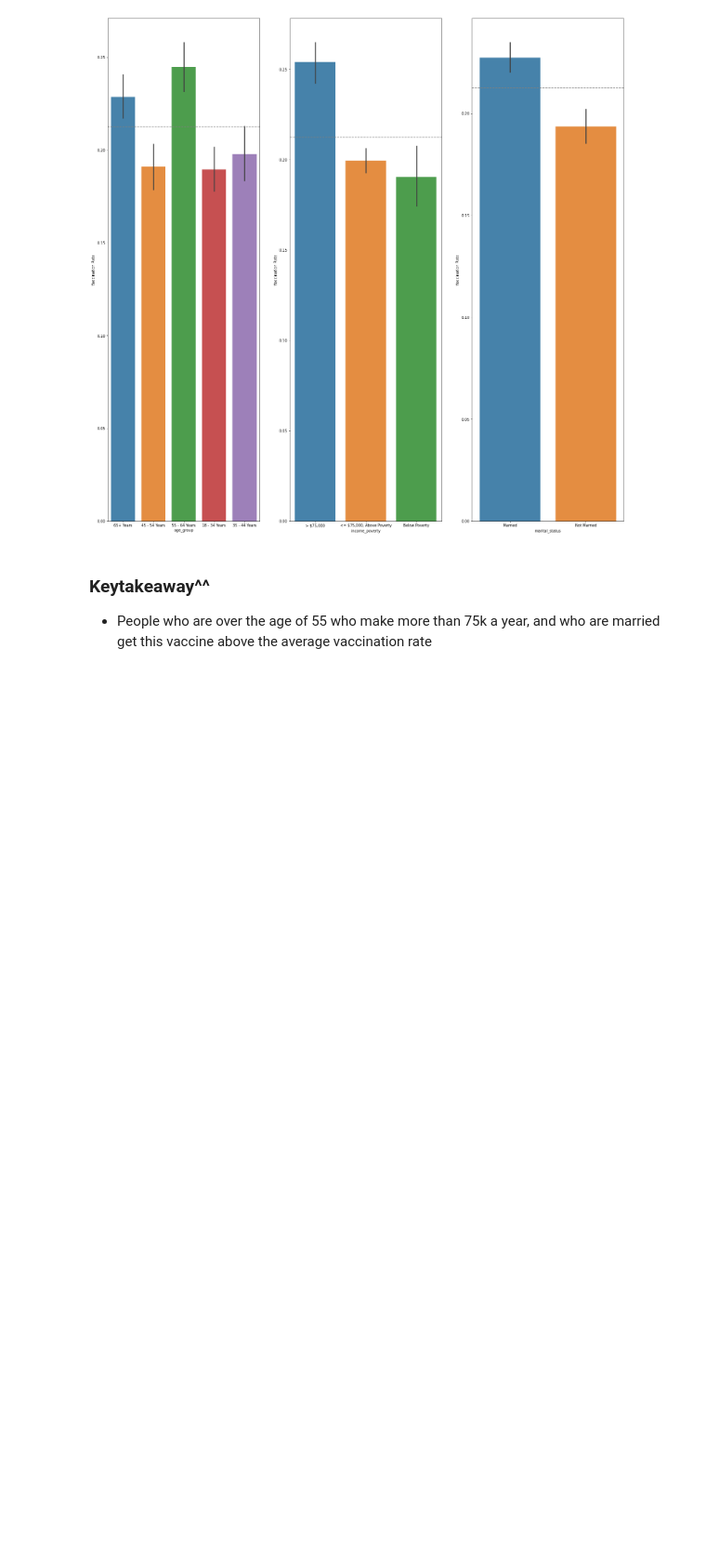
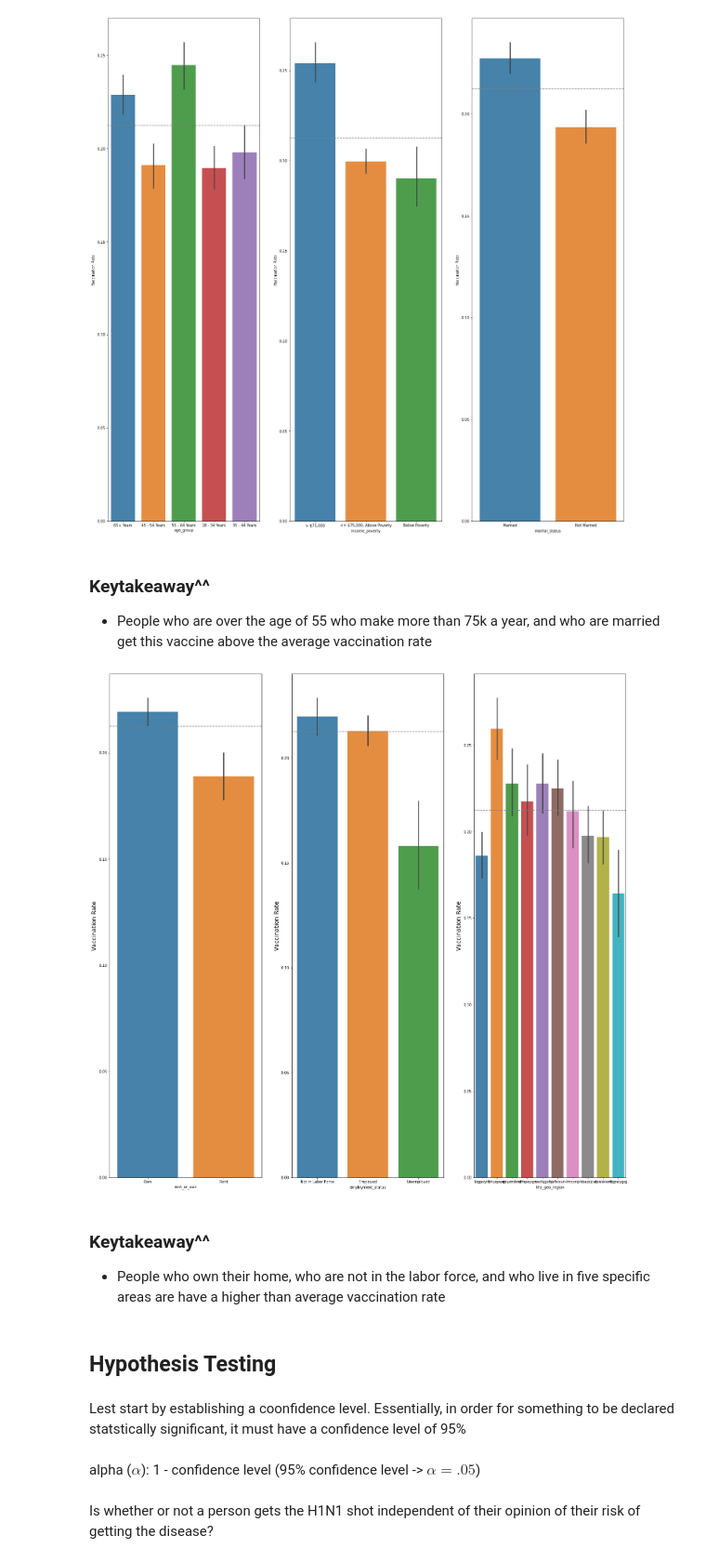
Before and after one commit to JadaShipp/predicting_flu, a Jupyter notebook: predicting_flu_vaccines_final.ipynb, the cells around one changed output. Shown at 93% size. Drawn from its saved outputs; the diff is of its cells as text; code cells hidden in the pictures; blank space fills up the shorter version.

Commit message:
added more to the explore section

```diff
--- a/predicting_flu_vaccines_final.ipynb
+++ b/predicting_flu_vaccines_final.ipynb
@@ -135,3 +137,18 @@ explore.age_income_marital_status(h1n1_train)
 # %% [markdown]
 ### Keytakeaway^^
 - People who are over the age of 55 who make more than 75k a year, and who are married get this vaccine above the average vaccination rate
+# %%
+explore.rent_employment_geo(h1n1_train)
+# %% [output]
+[figure, added]
+# %% [markdown]
+### Keytakeaway^^
+- People who own their home, who are not in the labor force, and who live in five specific areas are have a higher than average vaccination rate
+# %% [markdown]
+## Hypothesis Testing
+# %% [markdown]
+Lest start by establishing a coonfidence level. Essentially, in order for something to be declared statstically significant, it must have a confidence level of 95%
+# %% [markdown]
+alpha ($\alpha$): 1 - confidence level (95% confidence level -> $\alpha = .05$)
+# %% [markdown]
+Is whether or not a person gets the H1N1 shot independent of their opinion of their risk of getting the disease?
```
Also changed, not shown: parts of 5 cells of this notebook.
